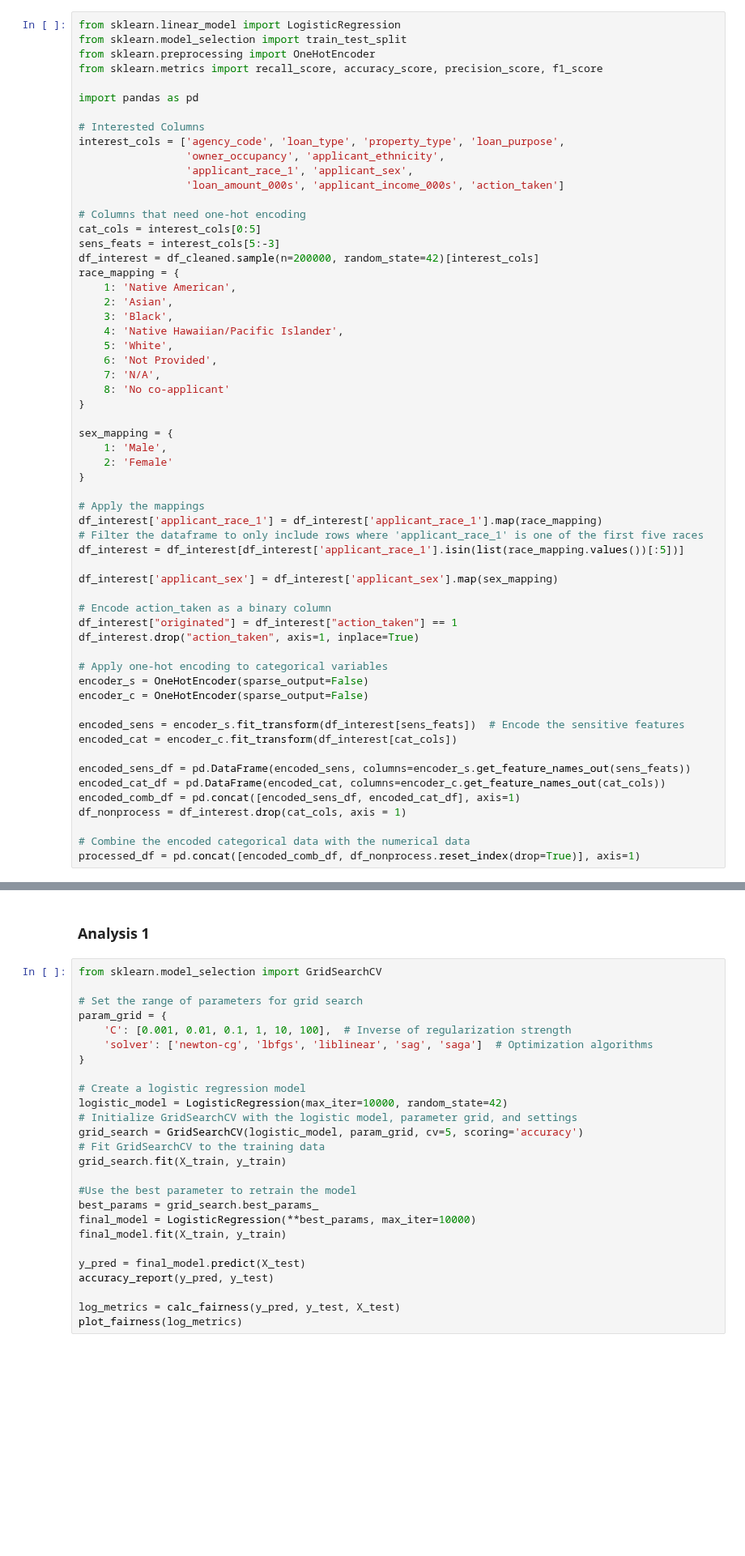
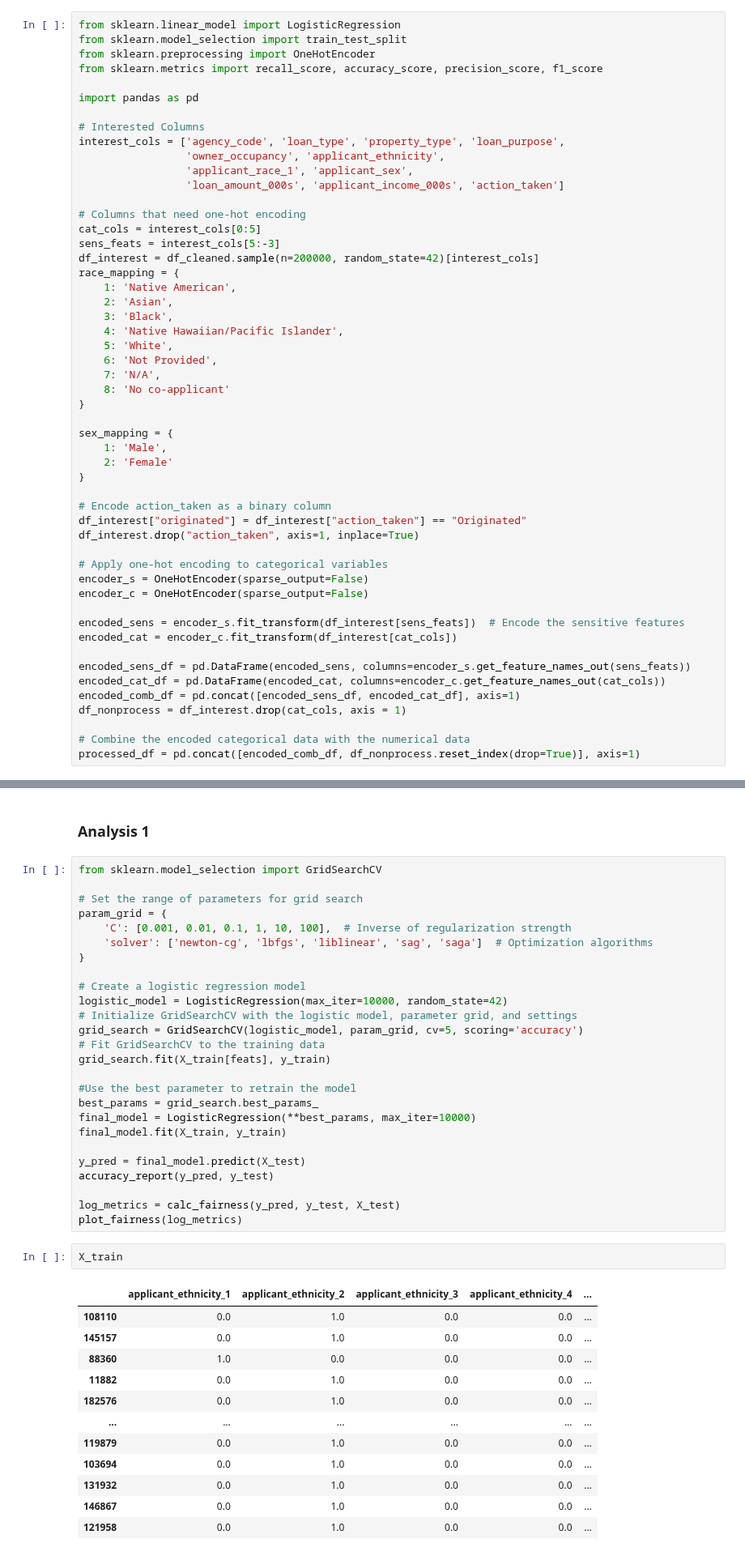
Before and after one commit to AtulyaL/INFO4390_Project, a Jupyter notebook: Phase 3.ipynb, the cells around one changed output, grey strips where cells are left out. Shown at 81% size. Drawn from its saved outputs; the diff is of its cells as text; blank space fills up the shorter version.

```diff
--- a/Phase 3.ipynb
+++ b/Phase 3.ipynb
@@ -193,15 +193,8 @@ sex_mapping = {
     2: 'Female'
 }
 
-# Apply the mappings
-df_interest['applicant_race_1'] = df_interest['applicant_race_1'].map(race_mapping)
-# Filter the dataframe to only include rows where 'applicant_race_1' is one of the first five races
-df_interest = df_interest[df_interest['applicant_race_1'].isin(list(race_mapping.values())[:5])]
-
-df_interest['applicant_sex'] = df_interest['applicant_sex'].map(sex_mapping)
-
 # Encode action_taken as a binary column
-df_interest["originated"] = df_interest["action_taken"] == 1
+df_interest["originated"] = df_interest["action_taken"] == "Originated"
 df_interest.drop("action_taken", axis=1, inplace=True)
 
 # Apply one-hot encoding to categorical variables
@@ -336,7 +325,7 @@ logistic_model = LogisticRegression(max_iter=10000, random_state=42)
 # Initialize GridSearchCV with the logistic model, parameter grid, and settings
 grid_search = GridSearchCV(logistic_model, param_grid, cv=5, scoring='accuracy')
 # Fit GridSearchCV to the training data
-grid_search.fit(X_train, y_train)
+grid_search.fit(X_train[feats], y_train)
 
 #Use the best parameter to retrain the model
 best_params = grid_search.best_params_
@@ -348,3 +337,18 @@ accuracy_report(y_pred, y_test)
 
 log_metrics = calc_fairness(y_pred, y_test, X_test)
 plot_fairness(log_metrics)
+# %%
+X_train
+# %% [output]
+|  | applicant_ethnicity_1 | applicant_ethnicity_2 | applicant_ethnicity_3 | applicant_ethnicity_4 | ... |
+| 108110 | 0.0 | 1.0 | 0.0 | 0.0 | ... |
+| 145157 | 0.0 | 1.0 | 0.0 | 0.0 | ... |
+| 88360 | 1.0 | 0.0 | 0.0 | 0.0 | ... |
+| 11882 | 0.0 | 1.0 | 0.0 | 0.0 | ... |
+| 182576 | 0.0 | 1.0 | 0.0 | 0.0 | ... |
+| ... | ... | ... | ... | ... | ... |
+| 119879 | 0.0 | 1.0 | 0.0 | 0.0 | ... |
+| 103694 | 0.0 | 1.0 | 0.0 | 0.0 | ... |
+| 131932 | 0.0 | 1.0 | 0.0 | 0.0 | ... |
+| 146867 | 0.0 | 1.0 | 0.0 | 0.0 | ... |
+| 121958 | 0.0 | 1.0 | 0.0 | 0.0 | ... |
```
Also changed, not shown: parts of 5 cells of this notebook.
